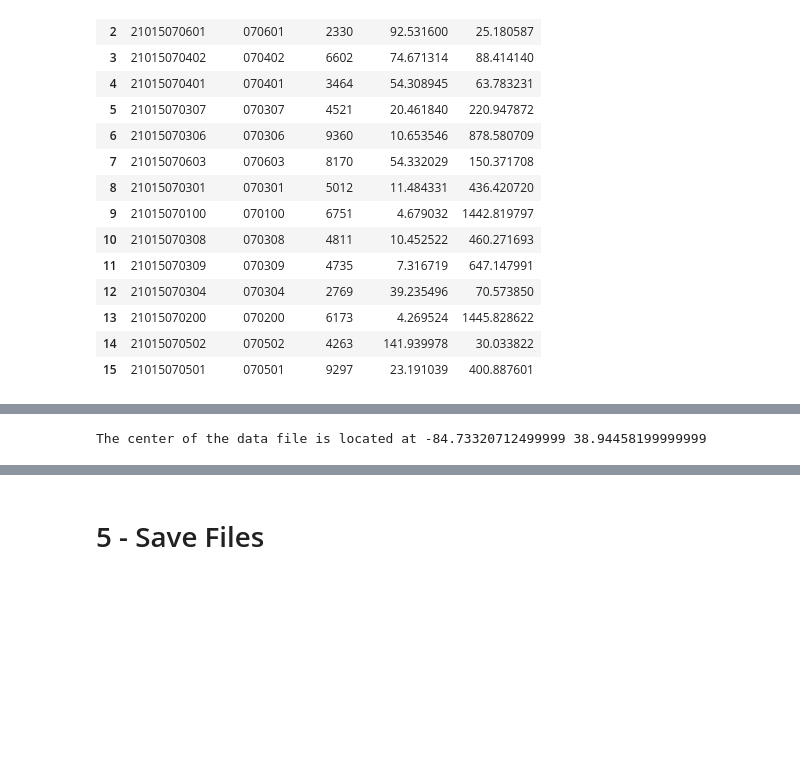
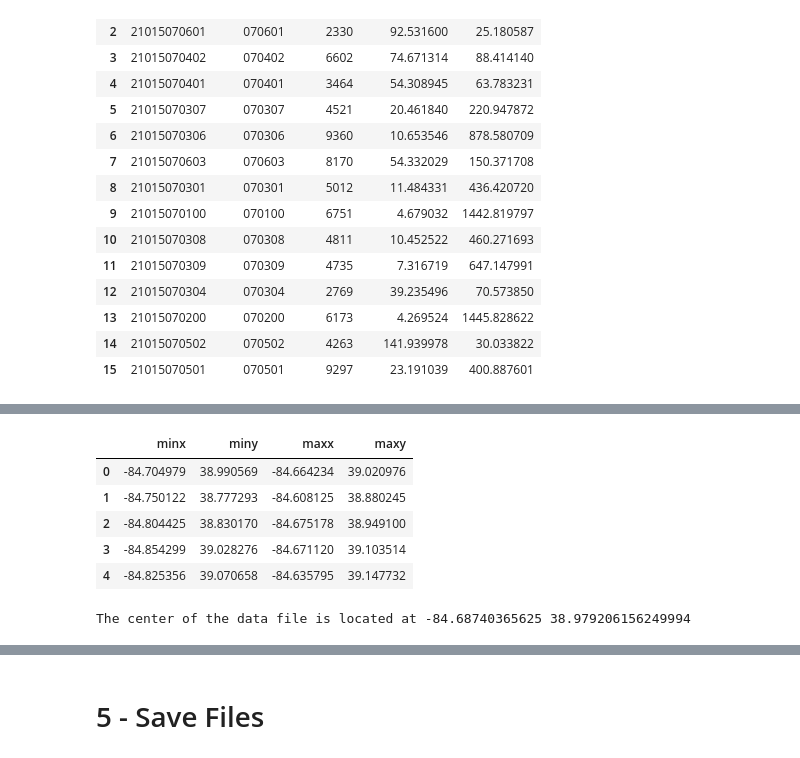
Before and after one commit to npr99/PlanningMethods, a Jupyter notebook: CensusAPI_PopulationDistributionMap.ipynb, the cells around one changed output, grey strips where cells are left out. Saved outputs shown, nothing was run; the diff lists cells and outputs as text; code cells hidden in the pictures; blank space fills up the shorter version.

```diff
--- a/CensusAPI_PopulationDistributionMap.ipynb
+++ b/CensusAPI_PopulationDistributionMap.ipynb
@@ -670,10 +672,19 @@ Boone County Choropleth: Census Tract Population Density per Square KM
+# %%
+boone_prj.bounds.head()
+# %% [output]
+|  | minx | miny | maxx | maxy |
+| 0 | -84.704979 | 38.990569 | -84.664234 | 39.020976 |
+| 1 | -84.750122 | 38.777293 | -84.608125 | 38.880245 |
+| 2 | -84.804425 | 38.830170 | -84.675178 | 38.949100 |
+| 3 | -84.854299 | 39.028276 | -84.671120 | 39.103514 |
+| 4 | -84.825356 | 39.070658 | -84.635795 | 39.147732 |
 # %%
 # What location should the map be centered on?
-center_x = boone_prj.bounds.minx.mean()
-center_y = boone_prj.bounds.miny.mean()
+center_x = (boone_prj.bounds.minx.mean() + boone_prj.bounds.maxx.mean())/2
+center_y = (boone_prj.bounds.miny.mean() + boone_prj.bounds.maxy.mean())/2
 print(f'The center of the data file is located at {center_x} {center_y}')
 # %% [output]
-The center of the data file is located at -84.73320712499999 38.94458199999999
+The center of the data file is located at -84.68740365625 38.979206156249994
 # %%
 map = fm.Map(location=[center_y, center_x], zoom_start=10)
 
```
Also changed, not shown: parts of 2 cells of this notebook.
